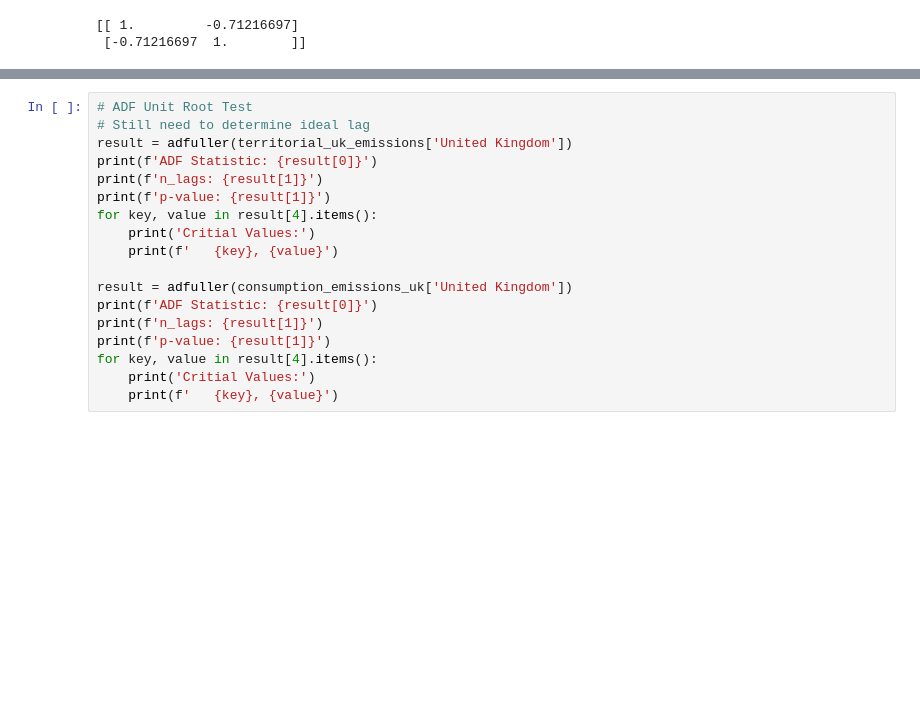
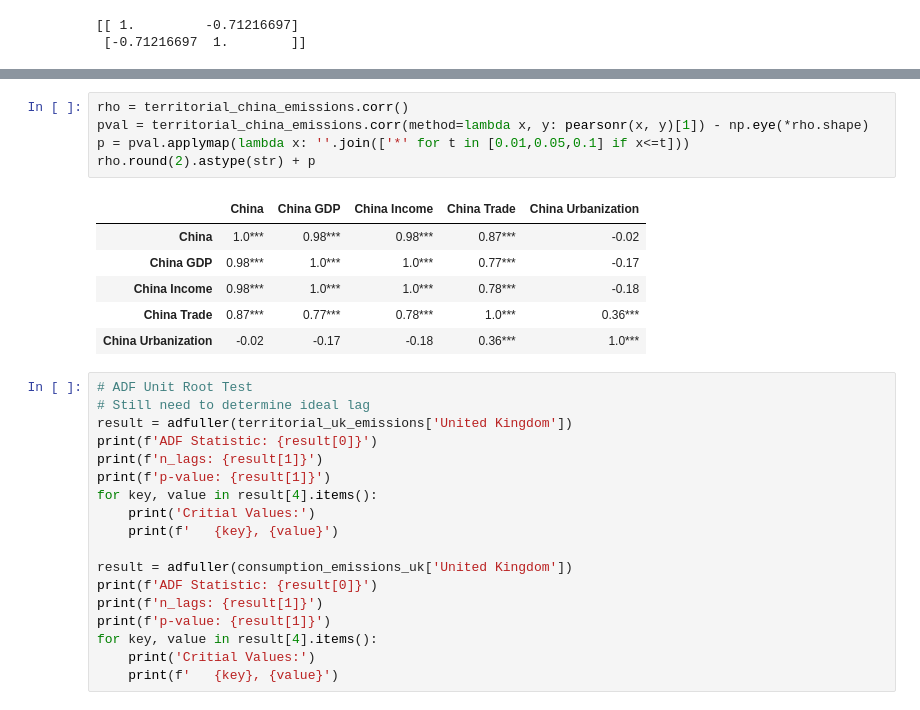
Before and after one commit to TimDommett/MSc-Applied-Economics---Testing-the-Environmental-Kuznets-Curve-EKC-, a Jupyter notebook: Analysis/test.ipynb, the cells around one changed output, grey strips where cells are left out. Drawn from its saved outputs; the diff is of its cells as text; blank space fills up the shorter version.

```diff
--- a/Analysis/test.ipynb
+++ b/Analysis/test.ipynb
@@ -866,3 +886,15 @@ United Kingdom Urbanization              0.336932                     1.000000
+# %%
+rho = territorial_china_emissions.corr()
+pval = territorial_china_emissions.corr(method=lambda x, y: pearsonr(x, y)[1]) - np.eye(*rho.shape)
+p = pval.applymap(lambda x: ''.join(['*' for t in [0.01,0.05,0.1] if x<=t]))
+rho.round(2).astype(str) + p
+# %% [output]
+|  | China | China GDP | China Income | China Trade | China Urbanization |
+| China | 1.0*** | 0.98*** | 0.98*** | 0.87*** | -0.02 |
+| China GDP | 0.98*** | 1.0*** | 1.0*** | 0.77*** | -0.17 |
+| China Income | 0.98*** | 1.0*** | 1.0*** | 0.78*** | -0.18 |
+| China Trade | 0.87*** | 0.77*** | 0.78*** | 1.0*** | 0.36*** |
+| China Urbanization | -0.02 | -0.17 | -0.18 | 0.36*** | 1.0*** |
 # %%
 # ADF Unit Root Test
 # Still need to determine ideal lag
```
Also changed, not shown: parts of 5 cells of this notebook, 2 other files.
